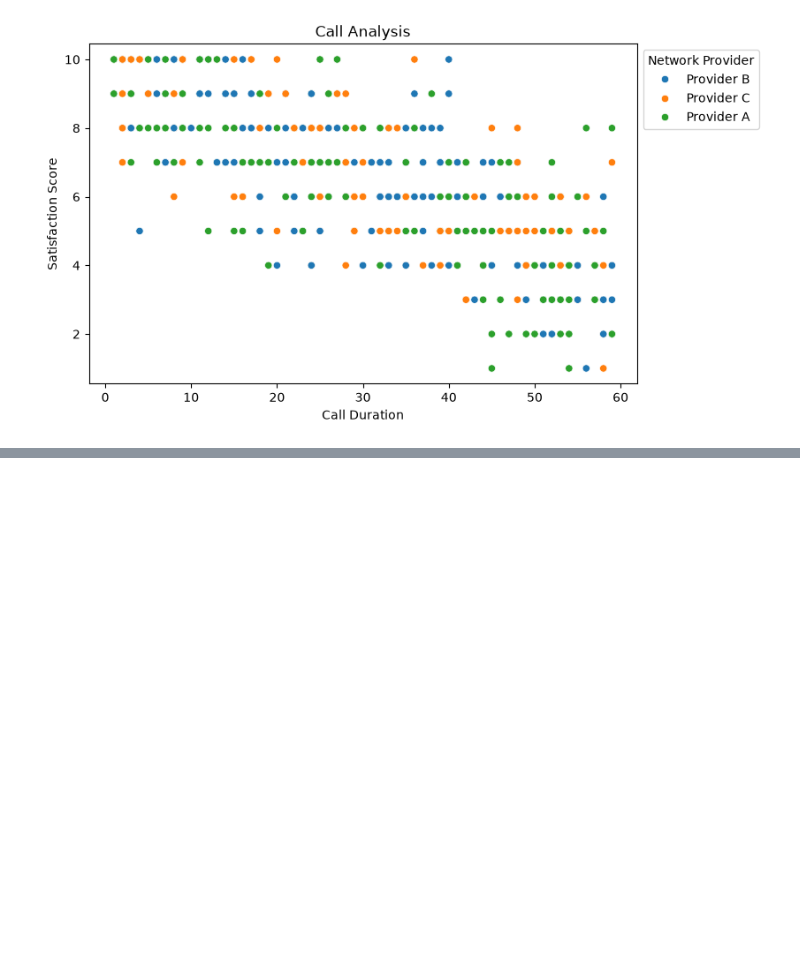
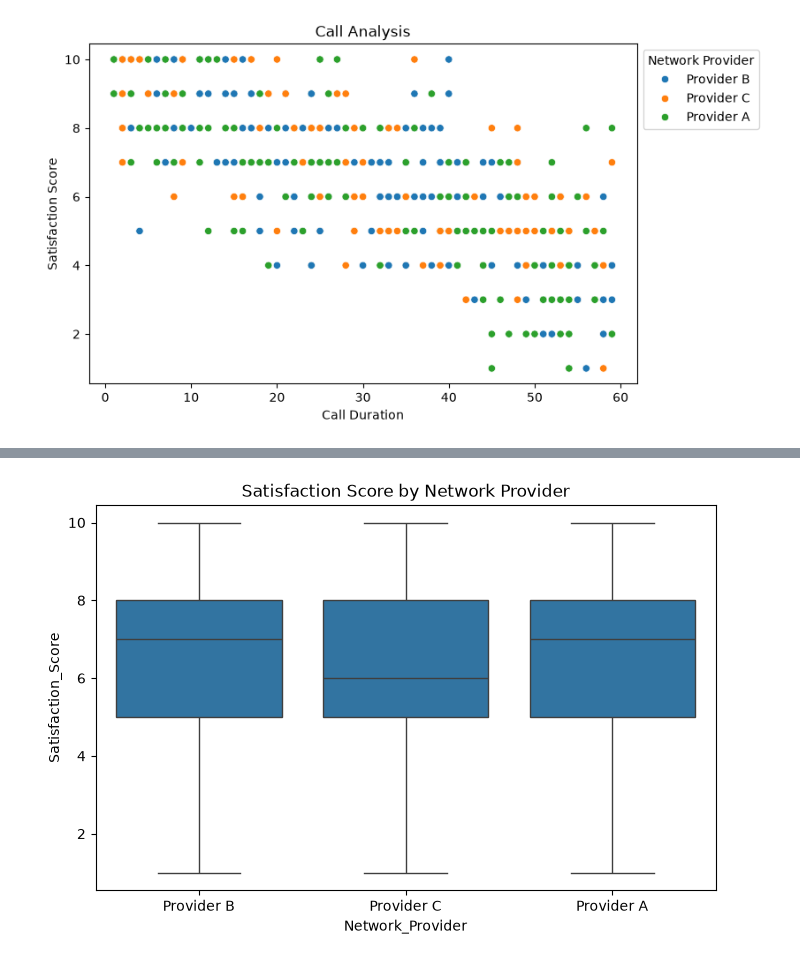
Before and after one commit to TanmayOke/PYTHON-FINAL-BOSS, a Jupyter notebook: seaborne/Untitled.ipynb, the cells around one changed output, grey strips where cells are left out. Drawn from its saved outputs; the diff is of its cells as text; code cells hidden in the pictures; blank space fills up the shorter version.

```diff
--- a/seaborne/Untitled.ipynb
+++ b/seaborne/Untitled.ipynb
@@ -29,0 +55,13 @@ plt.show()
+# %%
+plt.figure(figsize=(8, 5))
+
+sns.boxplot(
+    data=df,
+    x="Network_Provider",
+    y="Satisfaction_Score"
+)
+
+plt.title("Satisfaction Score by Network Provider")
+plt.show()
+# %% [output]
+[figure, added]
```
Also changed, not shown: parts of 6 cells of this notebook, 4 other files.
